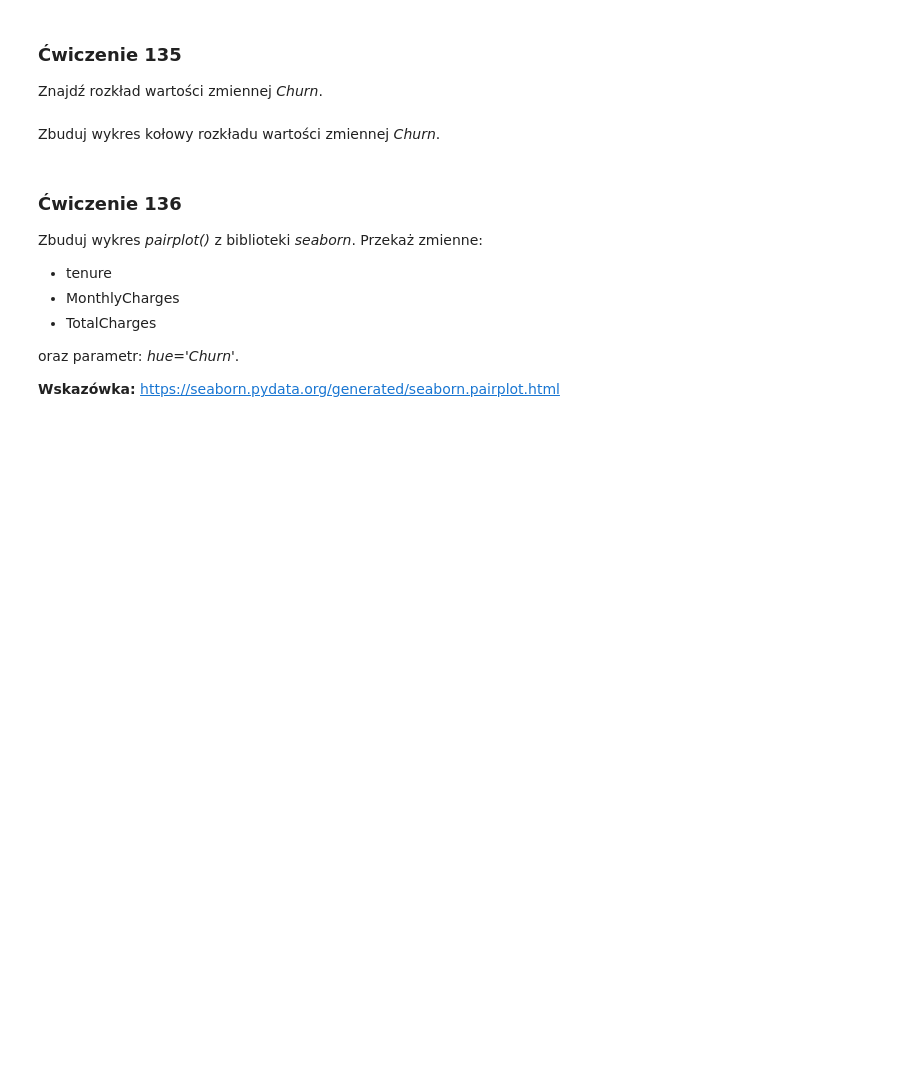
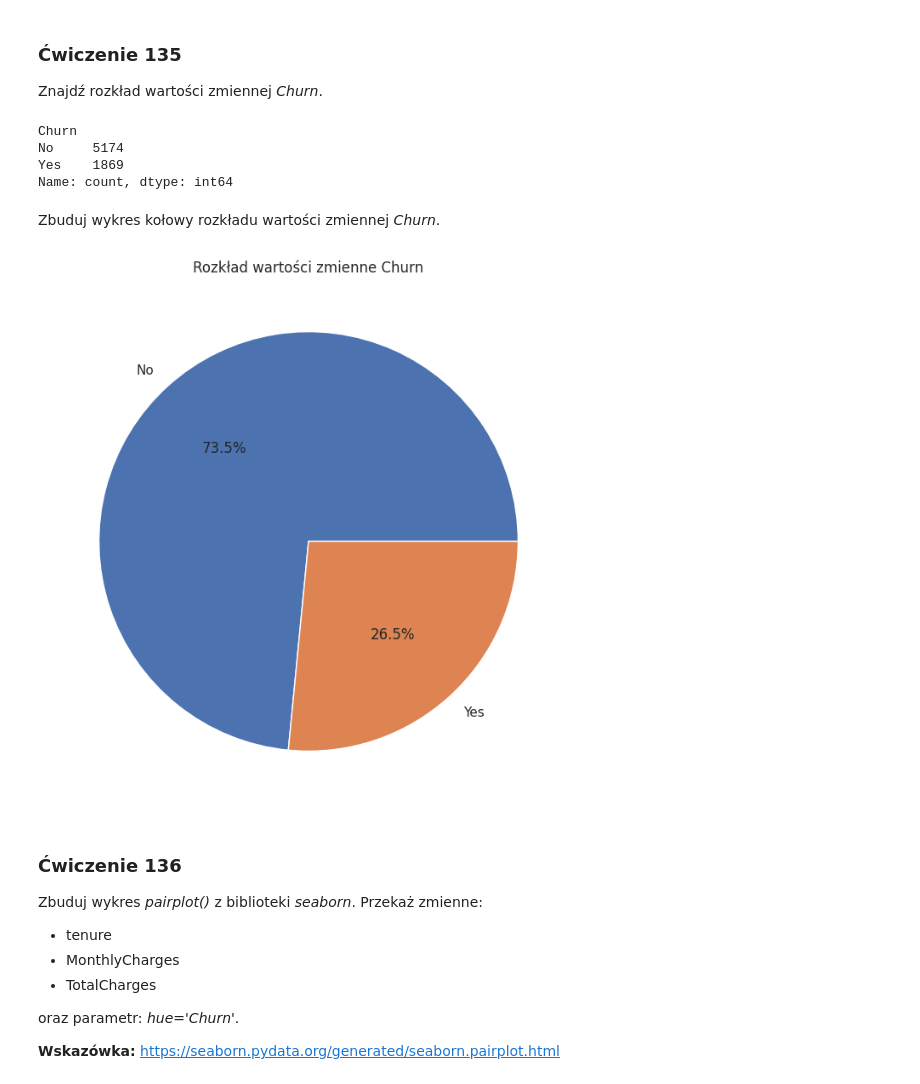
Before and after one commit to sebekpro/python-krakowiak, a Jupyter notebook: 250-data-science-bootcamp-w-jezyku-python/131_140_exercises.ipynb, the cells around one changed output. Drawn from its saved outputs; the diff is of its cells as text; code cells hidden in the pictures; blank space fills up the shorter version.

```diff
--- a/250-data-science-bootcamp-w-jezyku-python/131_140_exercises.ipynb
+++ b/250-data-science-bootcamp-w-jezyku-python/131_140_exercises.ipynb
@@ -176,3 +176,8 @@ categorical = ['gender', 'SeniorCitizen', 'Partner', 'Dependents', 'PhoneService
                'StreamingTV', 'Contract', 'StreamingMovies', 'PaperlessBilling', 'PaymentMethod', 'Churn']
 
 # tutaj wpisz rozwiązanie
+df2 = df.copy()
+for col in categorical:
+  df2[col] = df2[col].astype('category')
+
+df2.info()
@@ -182,3 +205,5 @@ Kolumny z poniższej listy _numerical_ przekształć do typu _float_.
 numerical = ['tenure', 'MonthlyCharges']
 
 # tutaj wpisz rozwiązanie
+df2[numerical] = df2[numerical].astype('float')
+df2.info()
@@ -186,3 +229,5 @@ numerical = ['tenure', 'MonthlyCharges']
 Ustaw kolumnę _customerID_ jako indeks obiektu _df_ oraz wyświetl info o obiekcie _df_.
 # %%
 # tutaj wpisz rozwiązanie
+df2.set_index('customerID', inplace = True)
+df2.info()
@@ -202,5 +283,12 @@ Zauważ, że są to nieco inne statystyki niż dla zmiennych numerycznych.
 Znajdź rozkład wartości zmiennej _Churn_.
 # %%
 # tutaj wpisz rozwiązanie
+churn_counts = df2['Churn'].value_counts()
+print(churn_counts)
+# %% [output]
+Churn
+No     5174
+Yes    1869
+Name: count, dtype: int64
 # %% [markdown]
 Zbuduj wykres kołowy rozkładu wartości zmiennej _Churn_.
@@ -209,3 +295,13 @@ Zbuduj wykres kołowy rozkładu wartości zmiennej _Churn_.
+# %%
+# tutaj wpisz rozwiązanie
+import matplotlib.pyplot as plt
+
+plt.figure(figsize = (8, 8))
+plt.pie(churn_counts, labels = churn_counts.index, autopct = '%1.1f%%')
+plt.title('Rozkład wartości zmienne Churn')
+plt.show()
+# %% [output]
+[figure, added]
 # %% [markdown]
 ### <a name='6'></a> Ćwiczenie 136
 Zbuduj wykres _pairplot()_ z biblioteki _seaborn_. Przekaż zmienne:
```
Also changed, not shown: parts of 15 cells of this notebook.
